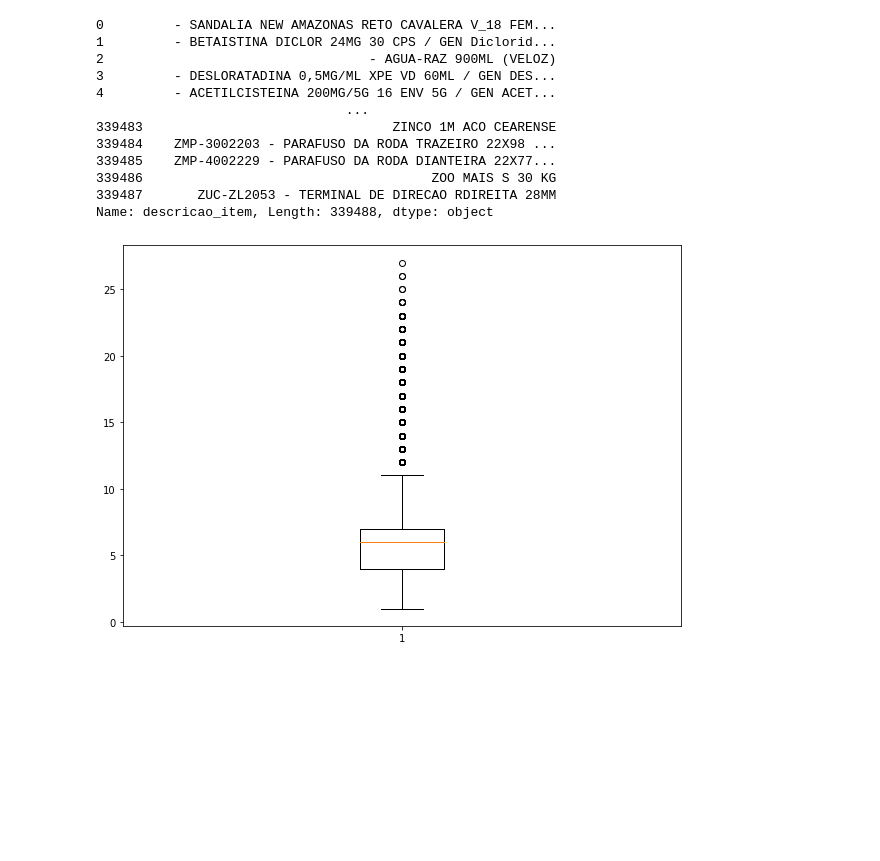
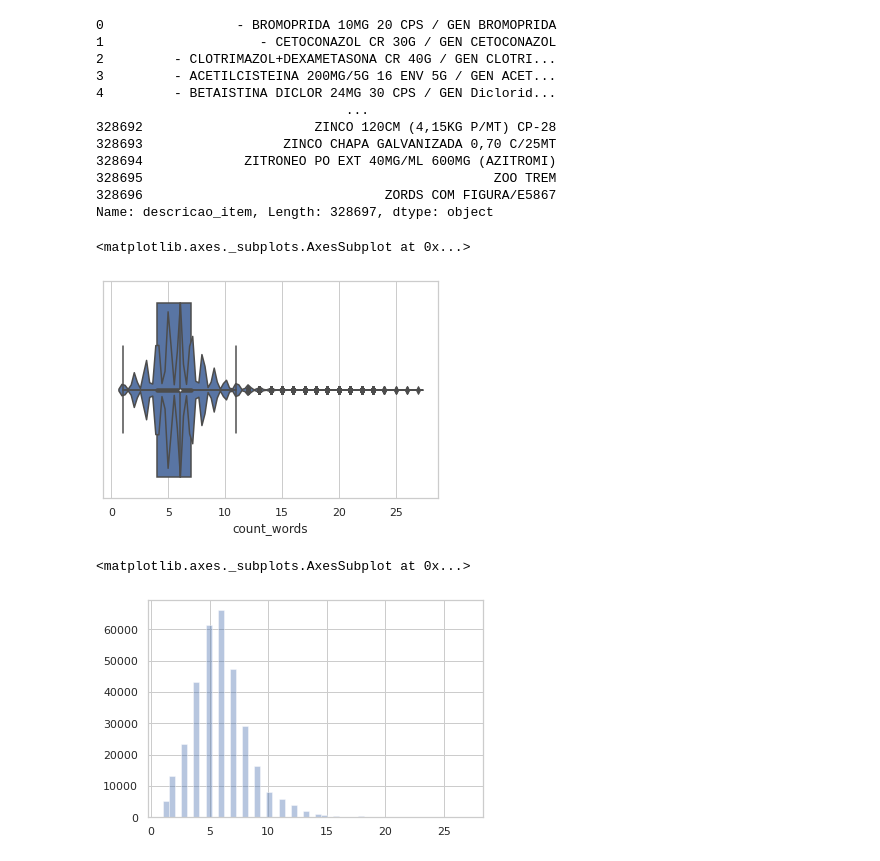
Before and after one commit to pedrobragap/products_classification, a Jupyter notebook: boxplot_words.ipynb, the cells around one changed output. Drawn from its saved outputs; the diff is of its cells as text; code cells hidden in the pictures; blank space fills up the shorter version.

Commit message:
Modified the notebook with plots of the data

```diff
--- a/boxplot_words.ipynb
+++ b/boxplot_words.ipynb
@@ -1,24 +1,24 @@
 # %%
 import pandas as pd
 # %%
-df = pd.read_csv('produtos_tbl_202102261324.csv', sep=';')
+df = pd.read_csv('./products_ncm_8.csv', sep=',')
 # %%
 df_desc = df['descricao_item']
 # %%
 df_desc
 # %% [output]
-0         - SANDALIA NEW AMAZONAS RETO CAVALERA V_18 FEM...
-1         - BETAISTINA DICLOR 24MG 30 CPS / GEN Diclorid...
-2                                  - AGUA-RAZ 900ML (VELOZ)
-3         - DESLORATADINA 0,5MG/ML XPE VD 60ML / GEN DES...
-4         - ACETILCISTEINA 200MG/5G 16 ENV 5G / GEN ACET...
+0                 - BROMOPRIDA 10MG 20 CPS / GEN BROMOPRIDA
+1                    - CETOCONAZOL CR 30G / GEN CETOCONAZOL
+2         - CLOTRIMAZOL+DEXAMETASONA CR 40G / GEN CLOTRI...
+3         - ACETILCISTEINA 200MG/5G 16 ENV 5G / GEN ACET...
+4         - BETAISTINA DICLOR 24MG 30 CPS / GEN Diclorid...
                                 ...
-339483                                ZINCO 1M ACO CEARENSE
-339484    ZMP-3002203 - PARAFUSO DA RODA TRAZEIRO 22X98 ...
-339485    ZMP-4002229 - PARAFUSO DA RODA DIANTEIRA 22X77...
-339486                                     ZOO MAIS S 30 KG
-339487       ZUC-ZL2053 - TERMINAL DE DIRECAO RDIREITA 28MM
-Name: descricao_item, Length: 339488, dtype: object
+328692                      ZINCO 120CM (4,15KG P/MT) CP-28
+328693                  ZINCO CHAPA GALVANIZADA 0,70 C/25MT
+328694             ZITRONEO PO EXT 40MG/ML 600MG (AZITROMI)
+328695                                             ZOO TREM
+328696                               ZORDS COM FIGURA/E5867
+Name: descricao_item, Length: 328697, dtype: object
 # %%
 len_words = []
 for item in range(len(df_desc)):
@@ -28,18 +28,25 @@ for item in range(len(df_desc)):
 # %%
 # Import libraries
 import matplotlib.pyplot as plt
+import seaborn as sbn
 import numpy as np
 
+sbn.set_theme(style="whitegrid")
 
 # Creating dataset
-
-
-fig = plt.figure(figsize =(10, 7))
+len_words = pd.DataFrame(len_words)
+len_words.columns = ['count_words']
 
 # Creating plot
-plt.boxplot(len_words)
-
-# show plot
-plt.show()
+sbn.boxplot(data=len_words, x='count_words')
+sbn.violinplot(data=len_words, x='count_words')
 # %% [output]
+<matplotlib.axes._subplots.AxesSubplot at 0x...>
-[figure, old version]
+[figure, new version]
+# %%
+
+
+sbn.distplot(x=len_words['count_words'], hist=True, kde=False, rug=False)
+# %% [output]
+<matplotlib.axes._subplots.AxesSubplot at 0x...>
+[figure, added]
```
Also changed, not shown: parts of 1 cell of this notebook.
